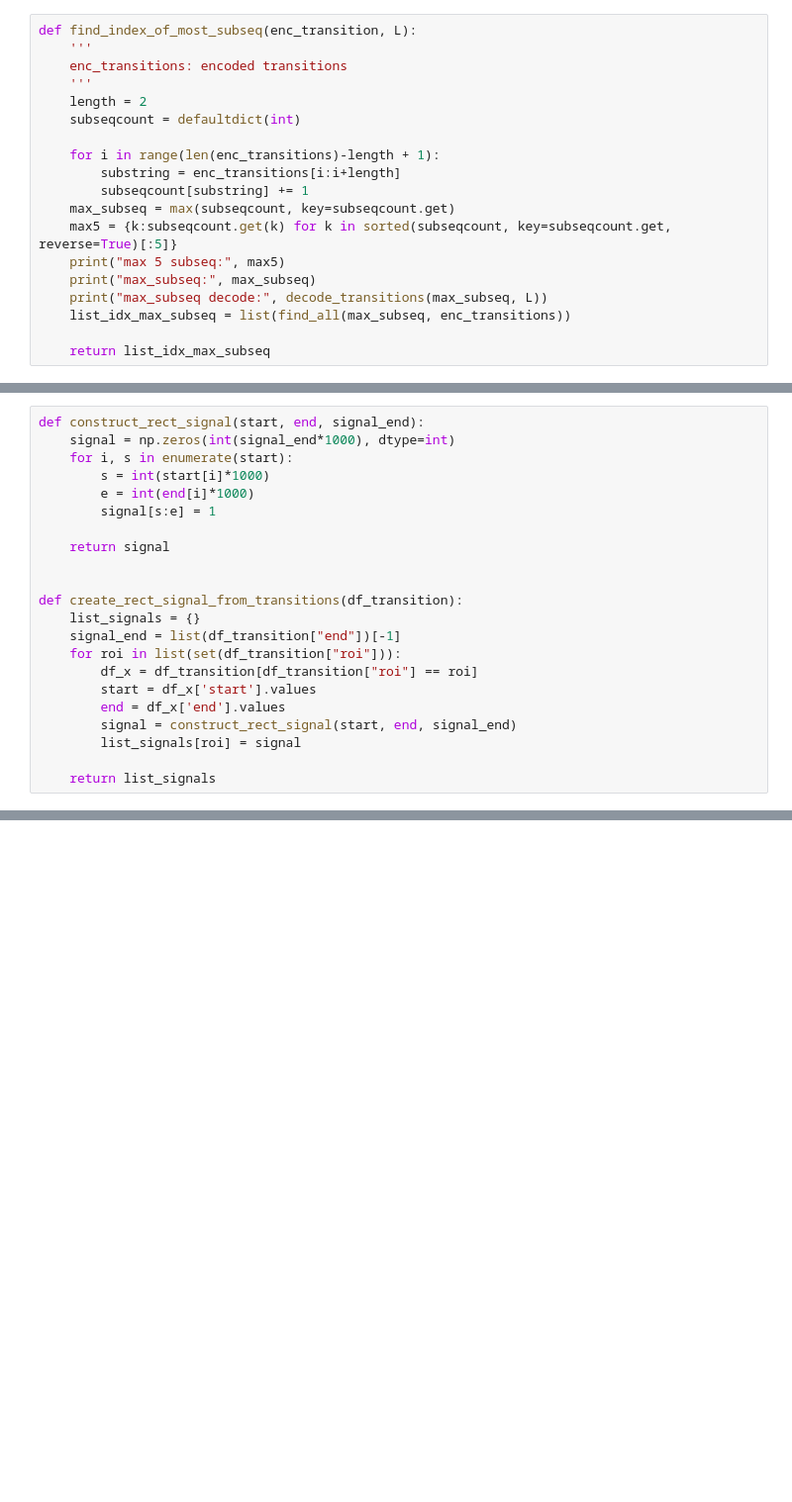
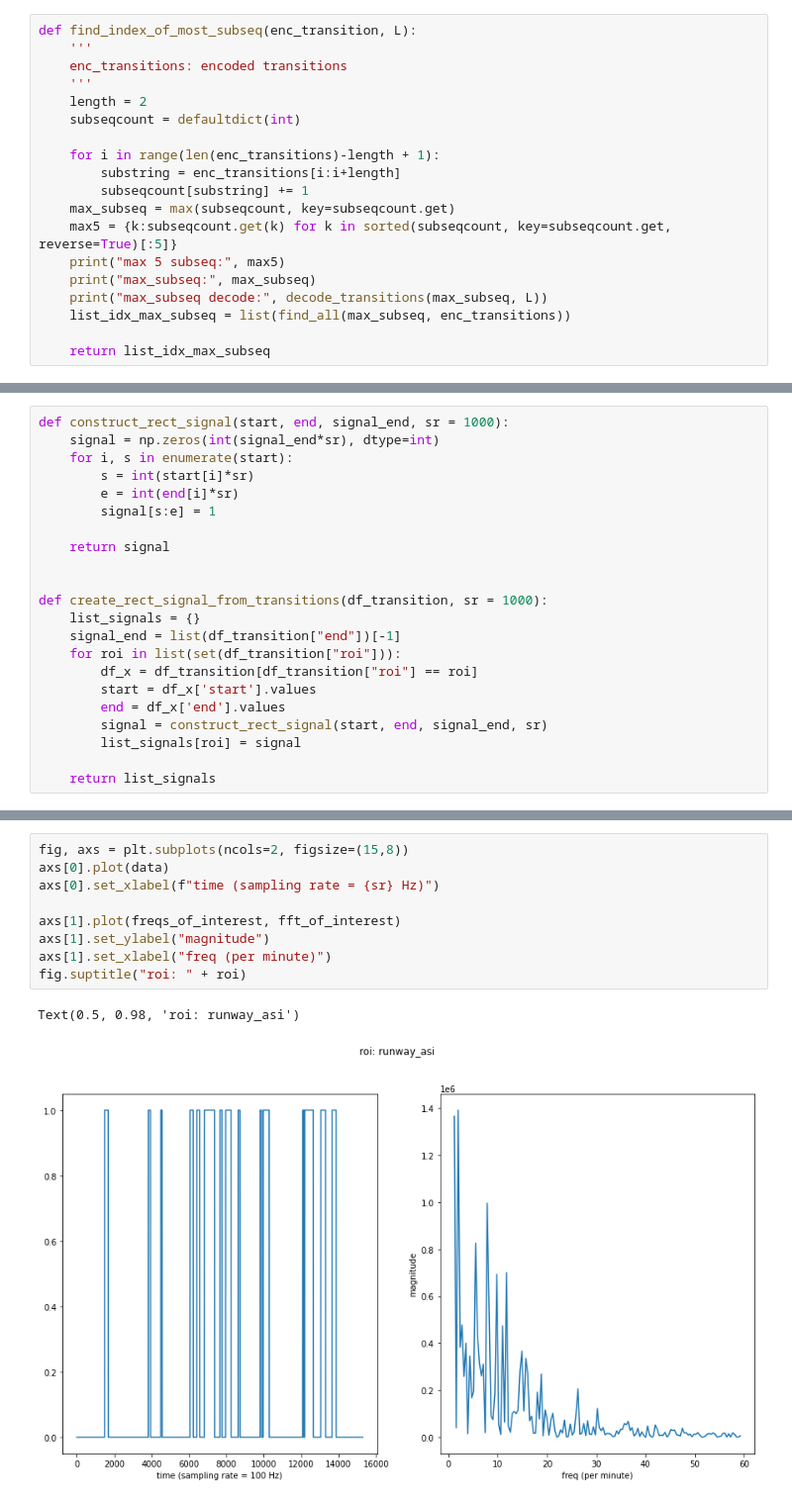
Before and after one commit to habom2310/eye-tracking-in-aviation, a Jupyter notebook: Pair transitions.ipynb, the cells around one changed output, grey strips where cells are left out. Shown: that part at 99% size. Drawn from its saved outputs; the diff is of its cells as text; blank space fills up the shorter version.

```diff
--- a/Pair transitions.ipynb
+++ b/Pair transitions.ipynb
@@ -369,22 +302,22 @@ num_max_subseq: 3
 # %%
-def construct_rect_signal(start, end, signal_end):
-    signal = np.zeros(int(signal_end*1000), dtype=int)
+def construct_rect_signal(start, end, signal_end, sr = 1000):
+    signal = np.zeros(int(signal_end*sr), dtype=int)
     for i, s in enumerate(start):
-        s = int(start[i]*1000)
-        e = int(end[i]*1000)
+        s = int(start[i]*sr)
+        e = int(end[i]*sr)
         signal[s:e] = 1
 
     return signal
 
 
-def create_rect_signal_from_transitions(df_transition):
+def create_rect_signal_from_transitions(df_transition, sr = 1000):
     list_signals = {}
     signal_end = list(df_transition["end"])[-1]
     for roi in list(set(df_transition["roi"])):
         df_x = df_transition[df_transition["roi"] == roi]
         start = df_x['start'].values
         end = df_x['end'].values
-        signal = construct_rect_signal(start, end, signal_end)
+        signal = construct_rect_signal(start, end, signal_end, sr)
         list_signals[roi] = signal
 
     return list_signals
@@ -459,0 +441,12 @@ fftPlot(signal, dt=dt)
+# %%
+fig, axs = plt.subplots(ncols=2, figsize=(15,8))
+axs[0].plot(data)
+axs[0].set_xlabel(f"time (sampling rate = {sr} Hz)")
+
+axs[1].plot(freqs_of_interest, fft_of_interest)
+axs[1].set_ylabel("magnitude")
+axs[1].set_xlabel("freq (per minute)")
+fig.suptitle("roi: " + roi)
+# %% [output]
+Text(0.5, 0.98, 'roi: runway_asi')
+[figure, added]
```
Also changed, not shown: parts of 20 cells of this notebook.
